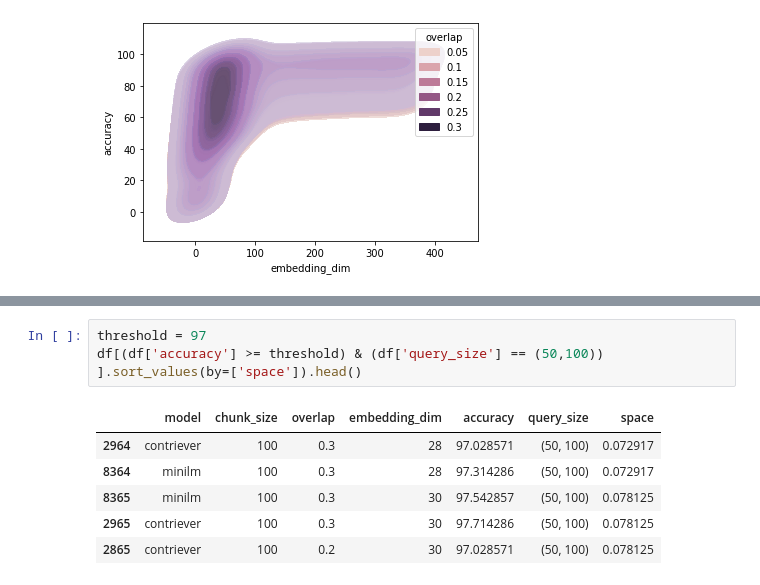
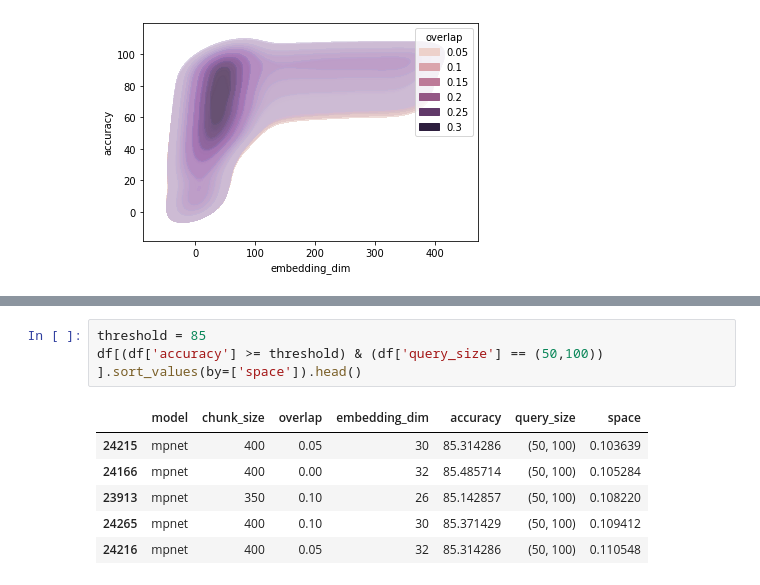
Before and after one commit to rifaaQ/cmsc674, a Jupyter notebook: analysis.ipynb, the cells around one changed output, grey strips where cells are left out. Drawn from its saved outputs; the diff is of its cells as text.

```diff
--- a/analysis.ipynb
+++ b/analysis.ipynb
@@ -80,10 +80,10 @@ df[(df['accuracy'] >= threshold) & (df['query_size'] == (25,50)) ].sort_values(b
 # %%
-threshold = 97
+threshold = 85
 df[(df['accuracy'] >= threshold) & (df['query_size'] == (50,100)) ].sort_values(by=['space']).head()
 # %% [output]
 |  | model | chunk_size | overlap | embedding_dim | accuracy | query_size | space |
-| 2964 | contriever | 100 | 0.3 | 28 | 97.028571 | (50, 100) | 0.072917 |
-| 8364 | minilm | 100 | 0.3 | 28 | 97.314286 | (50, 100) | 0.072917 |
-| 8365 | minilm | 100 | 0.3 | 30 | 97.542857 | (50, 100) | 0.078125 |
-| 2965 | contriever | 100 | 0.3 | 30 | 97.714286 | (50, 100) | 0.078125 |
-| 2865 | contriever | 100 | 0.2 | 30 | 97.028571 | (50, 100) | 0.078125 |
+| 24215 | mpnet | 400 | 0.05 | 30 | 85.314286 | (50, 100) | 0.103639 |
+| 24166 | mpnet | 400 | 0.00 | 32 | 85.485714 | (50, 100) | 0.105284 |
+| 23913 | mpnet | 350 | 0.10 | 26 | 85.142857 | (50, 100) | 0.108220 |
+| 24265 | mpnet | 400 | 0.10 | 30 | 85.371429 | (50, 100) | 0.109412 |
+| 24216 | mpnet | 400 | 0.05 | 32 | 85.314286 | (50, 100) | 0.110548 |
```
Also changed, not shown: parts of 4 cells of this notebook, 1 other file.
